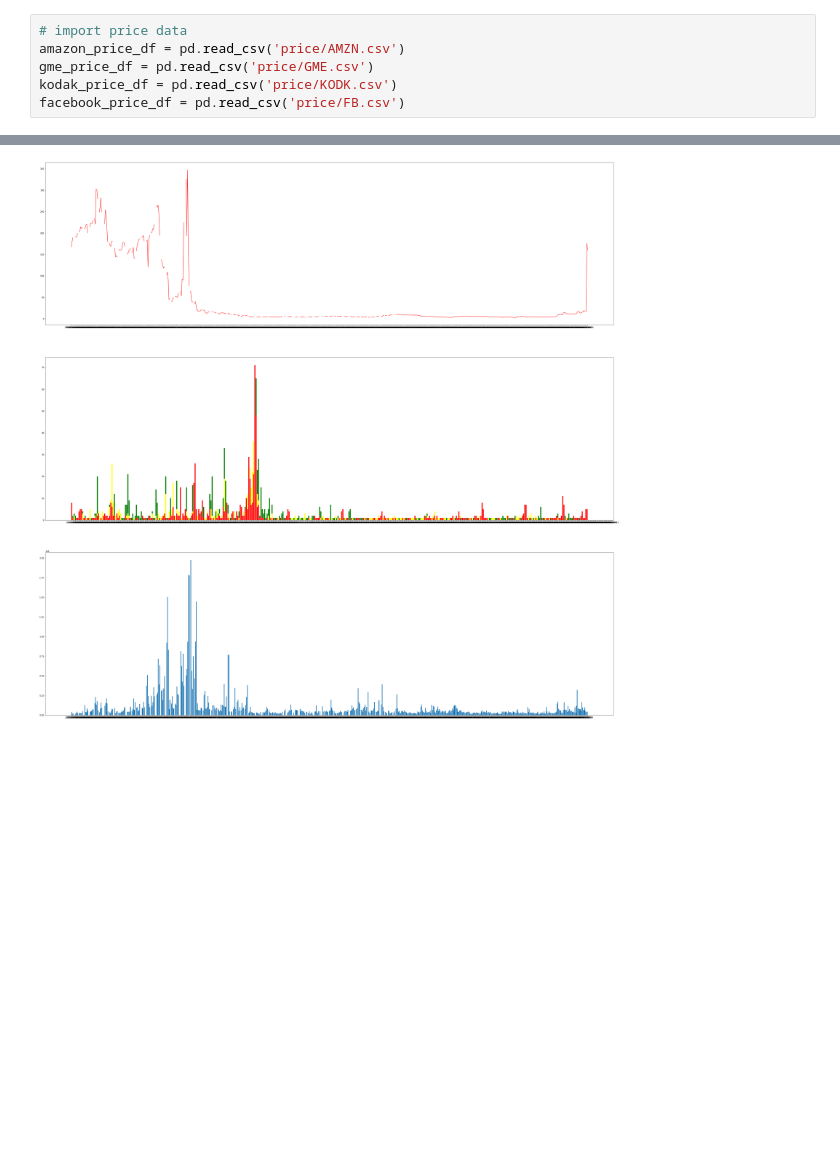
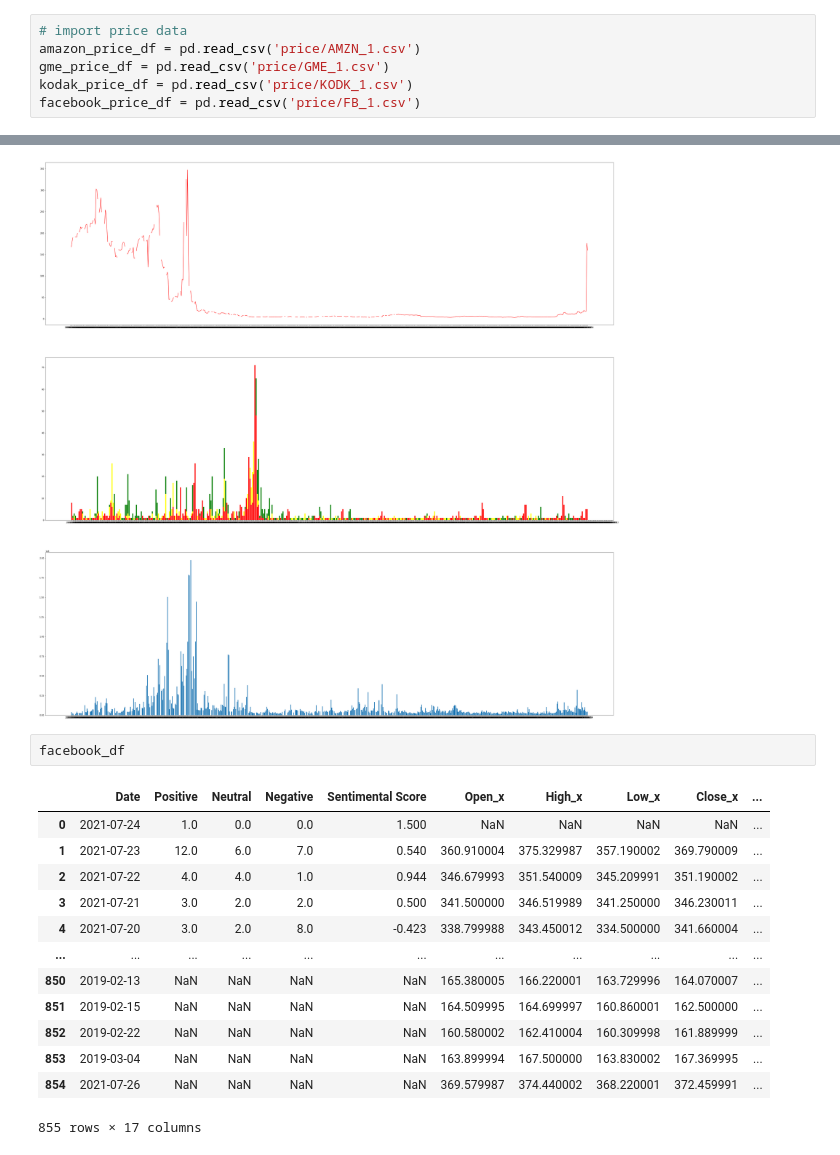
Before and after one commit to netoconcon/next_trend, a Jupyter notebook: notebooks/tanise_nuts_nuts.ipynb, the cells around one changed output, grey strips where cells are left out. Drawn from its saved outputs; the diff is of its cells as text; blank space fills up the shorter version.

```diff
--- a/notebooks/neto_nuts.ipynb
+++ b/notebooks/tanise_nuts_nuts.ipynb
@@ -26,10 +26,10 @@ kodak_df.drop(columns=['Unnamed: 0'], inplace=True)
 facebook_df.drop(columns=['Unnamed: 0'], inplace=True)
 # %%
 # import price data
-amazon_price_df = pd.read_csv('price/AMZN.csv')
-gme_price_df = pd.read_csv('price/GME.csv')
-kodak_price_df = pd.read_csv('price/KODK.csv')
-facebook_price_df = pd.read_csv('price/FB.csv')
+amazon_price_df = pd.read_csv('price/AMZN_1.csv')
+gme_price_df = pd.read_csv('price/GME_1.csv')
+kodak_price_df = pd.read_csv('price/KODK_1.csv')
+facebook_price_df = pd.read_csv('price/FB_1.csv')
 # %%
 # merging DB
 
@@ -156,3 +197,19 @@ ax3.bar(data, volume)
 # %% [output]
 <BarContainer object of 668 artists>
 [figure]
+# %%
+facebook_df
+# %% [output]
+|  | Date | Positive | Neutral | Negative | Sentimental Score | Open_x | High_x | Low_x | Close_x | ... |
+| 0 | 2021-07-24 | 1.0 | 0.0 | 0.0 | 1.500 | NaN | NaN | NaN | NaN | ... |
+| 1 | 2021-07-23 | 12.0 | 6.0 | 7.0 | 0.540 | 360.910004 | 375.329987 | 357.190002 | 369.790009 | ... |
+| 2 | 2021-07-22 | 4.0 | 4.0 | 1.0 | 0.944 | 346.679993 | 351.540009 | 345.209991 | 351.190002 | ... |
+| 3 | 2021-07-21 | 3.0 | 2.0 | 2.0 | 0.500 | 341.500000 | 346.519989 | 341.250000 | 346.230011 | ... |
+| 4 | 2021-07-20 | 3.0 | 2.0 | 8.0 | -0.423 | 338.799988 | 343.450012 | 334.500000 | 341.660004 | ... |
+| ... | ... | ... | ... | ... | ... | ... | ... | ... | ... | ... |
+| 850 | 2019-02-13 | NaN | NaN | NaN | NaN | 165.380005 | 166.220001 | 163.729996 | 164.070007 | ... |
+| 851 | 2019-02-15 | NaN | NaN | NaN | NaN | 164.509995 | 164.699997 | 160.860001 | 162.500000 | ... |
+| 852 | 2019-02-22 | NaN | NaN | NaN | NaN | 160.580002 | 162.410004 | 160.309998 | 161.889999 | ... |
+| 853 | 2019-03-04 | NaN | NaN | NaN | NaN | 163.899994 | 167.500000 | 163.830002 | 167.369995 | ... |
+| 854 | 2021-07-26 | NaN | NaN | NaN | NaN | 369.579987 | 374.440002 | 368.220001 | 372.459991 | ... |
+855 rows × 17 columns
```
Also changed, not shown: parts of 41 cells of this notebook, 8 other files.
